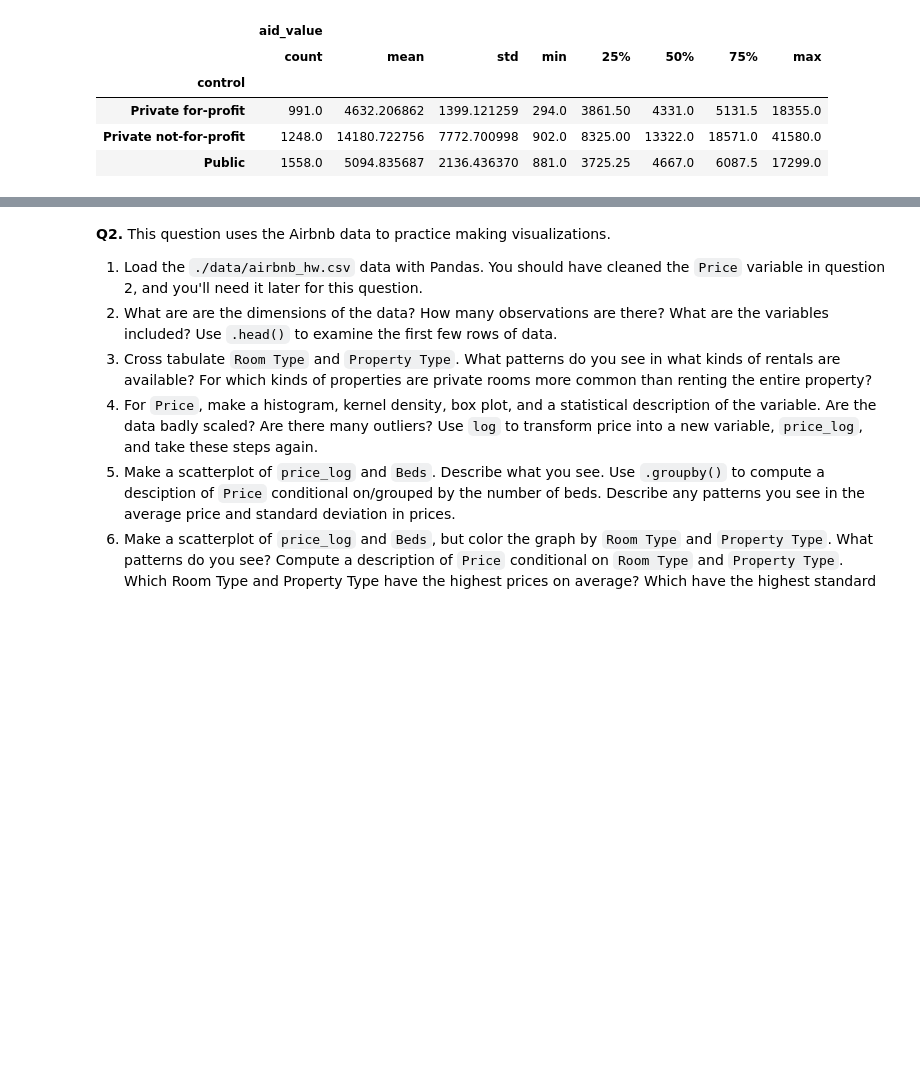
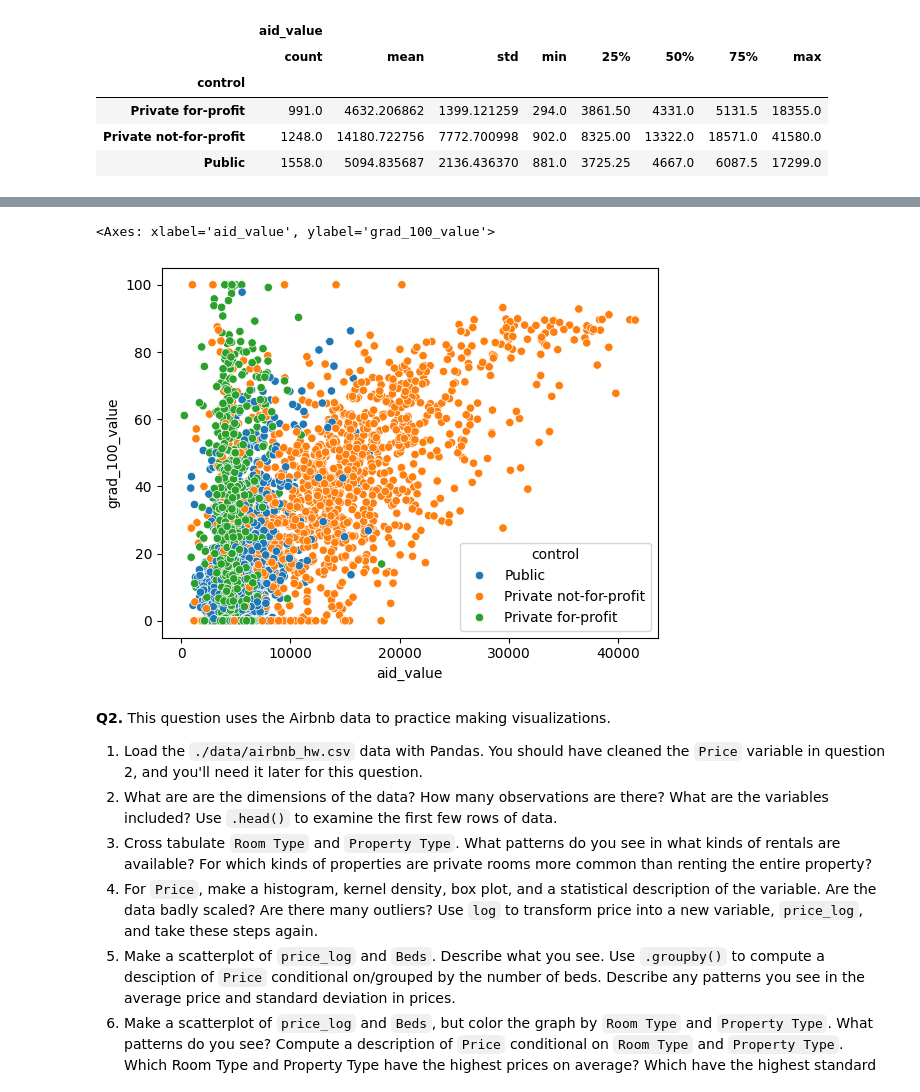
Before and after one commit to natalieassaad/visualization, a Jupyter notebook: assignment/assignment.ipynb, the cells around one changed output, grey strips where cells are left out. Saved outputs shown, nothing was run; the diff lists cells and outputs as text; code cells hidden in the pictures; blank space fills up the shorter version.

```diff
--- a/assignment/assignment.ipynb
+++ b/assignment/assignment.ipynb
@@ -208,3 +222,11 @@ df.loc[:,['aid_value','control']].groupby('control').describe()
+# %%
+sns.scatterplot(data=df, x='aid_value', y='grad_100_value', hue='control')
+
+# ANALYSIS: from these graphs, it is evident that aid increases graduation rates most for 4-year private, not-for-profit institutions. This is shown by
+# the positive slope in the graphs, as aid in value increases, so does graduation rate.
+# %% [output]
+<Axes: xlabel='aid_value', ylabel='grad_100_value'>
+[figure, added]
 # %% [markdown]
 **Q2.** This question uses the Airbnb data to practice making visualizations.
 
```
Also changed, not shown: parts of 3 cells of this notebook.
